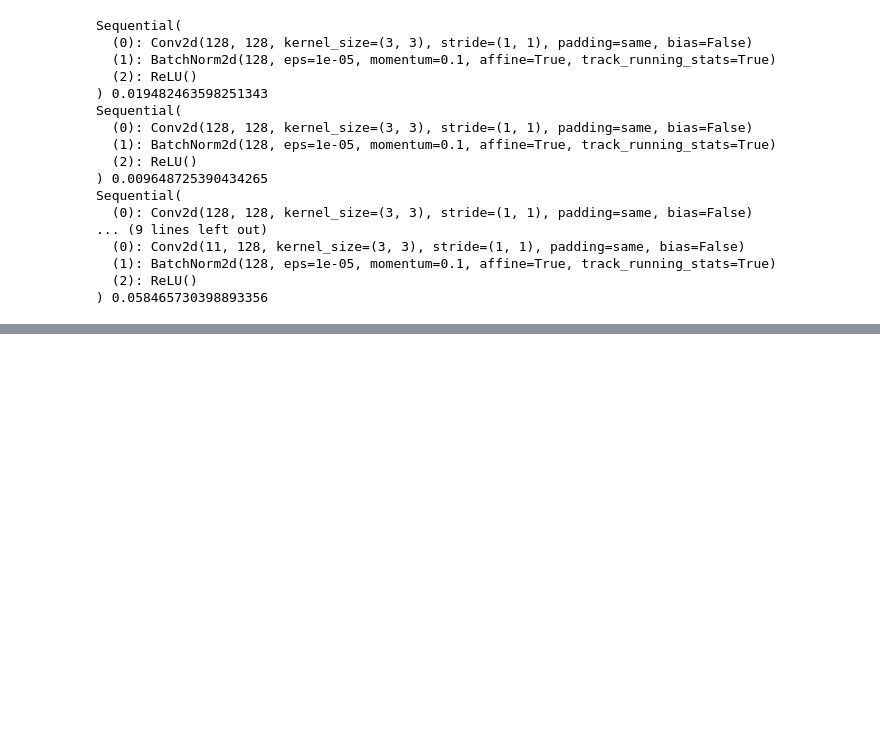
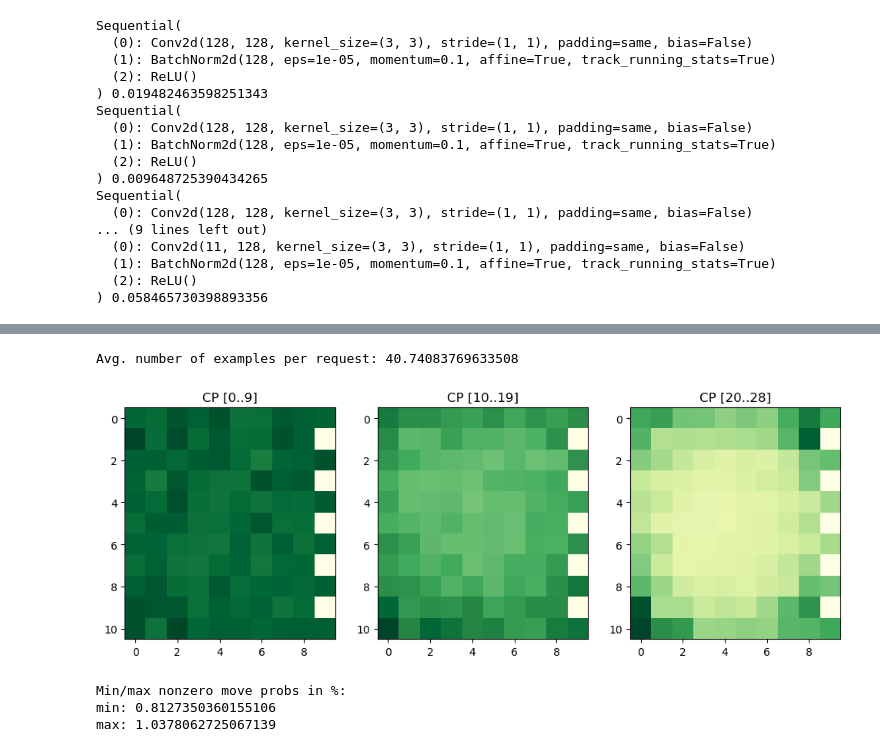
Before and after one commit to dnswlt/hexz, a Jupyter notebook: pyhexz/jupyter/ModelAnalysis.ipynb, the cells around one changed output, grey strips where cells are left out. Drawn from its saved outputs; the diff is of its cells as text; code cells hidden in the pictures; blank space fills up the shorter version.

Commit message:
Show move_probs changes over time.

```diff
--- a/pyhexz/jupyter/ModelAnalysis.ipynb
+++ b/pyhexz/jupyter/ModelAnalysis.ipynb
@@ -172,12 +115,0 @@ Avg. number of examples per request: 40.74083769633508
-# %%
-# Adjust these values to look at different moves and checkpoint ranges.
-moves=[0,1,2,3,4,5]
-checkpoints = list(range(20, 29))
-
-prs = [training.NumpyExample.decode(e).move_probs for e in filter_ex(reqs, move=moves, cp=checkpoints)]
-print(f"Displaying {len(prs)} move probs")
-Xs = np.array(prs)
-S = Xs.mean(axis=0)
-F = S[0]
-plt.imshow(F, cmap='YlGn', interpolation='nearest')
-print(f"Average move_probs for moves {moves} and checkpoints {checkpoints}")
@@ -229,0 +167,37 @@ M, M.sum()
+# %%
+avg_ex_per_req = sum(len(t.examples) for t in reqs) / len(reqs)
+print(f"Avg. number of examples per request: {avg_ex_per_req}")
+# %% [output]
+Avg. number of examples per request: 40.74083769633508
+# %%
+from itertools import islice
+def batched(iterable, n):
+    if n < 1:
+        raise ValueError('n must be at least one')
+    it = iter(iterable)
+    while batch := list(islice(it, n)):
+        yield batch
+# %%
+# Adjust these values to look at different moves and checkpoint ranges.
+
+moves=[0,1,2,3,4,5]
+checkpoints = list(batched(range(max(map(lambda r: r.model_key.checkpoint, reqs))), 10))
+
+fig, axs = plt.subplots(1, len(checkpoints), figsize=(12, 5))
+
+for i, cps in enumerate(checkpoints):
+    prs = [training.NumpyExample.decode(e).move_probs for e in filter_ex(reqs, move=moves, cp=cps)]
+    Xs = np.array(prs)
+    S = Xs.mean(axis=0)
+    F = S[0]
+    axs[i].imshow(F, cmap='YlGn', interpolation='nearest')
+    axs[i].set_title(f"CP [{min(cps)}..{max(cps)}]")
+# %% [output]
+[figure, added]
+# %%
+Fmin = F[F.nonzero()].min()
+print(f"Min/max nonzero move probs in %:\nmin: {Fmin*100}\nmax: {F.max()*100}")
+# %% [output]
+Min/max nonzero move probs in %:
+min: 0.8127350360155106
+max: 1.0378062725067139
```
Also changed, not shown: parts of 15 cells of this notebook.
